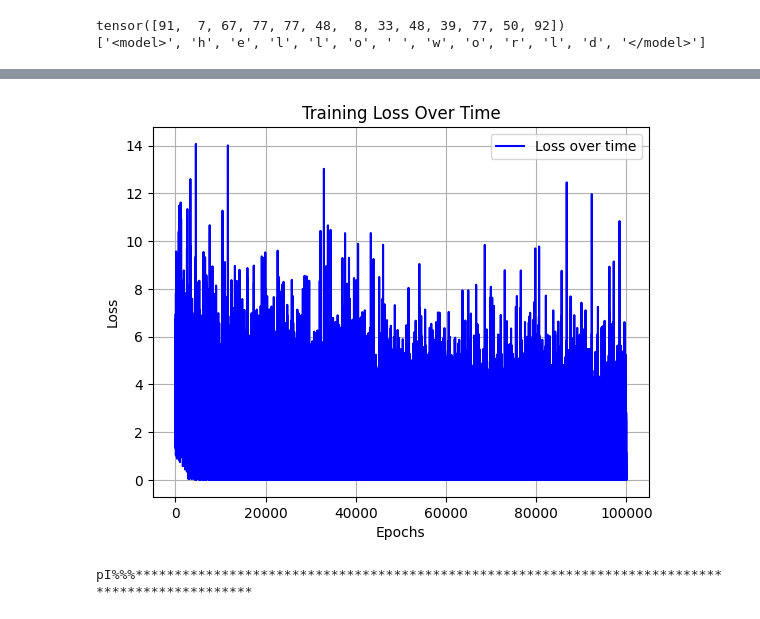
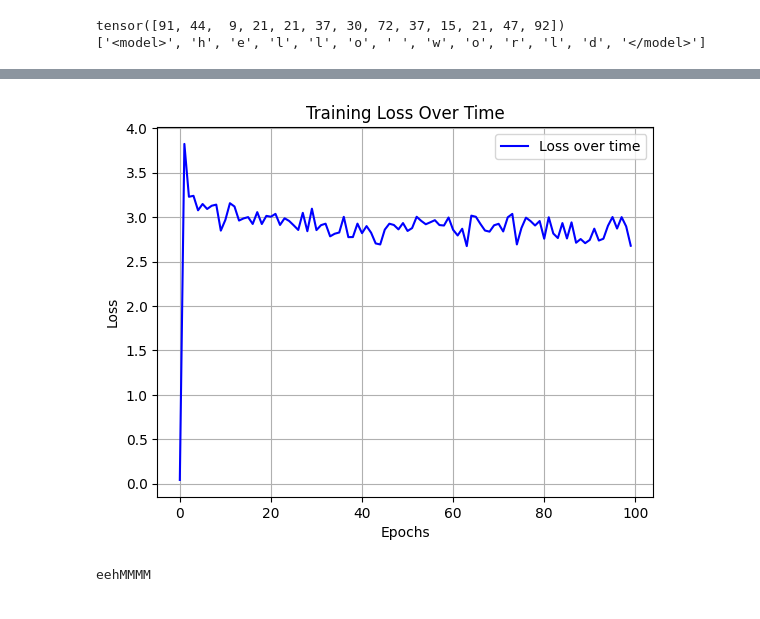
Before and after one commit to Yegor-men/Sequential-Text-Encoding-LMs, a Jupyter notebook: naive_test.ipynb, the cells around one changed output, grey strips where cells are left out. Cells and saved outputs as stored; diff of their text form; code cells hidden in the pictures.

```diff
--- a/naive_test.ipynb
+++ b/naive_test.ipynb
@@ -49,7 +49,11 @@ class Model(nn.Module):
 
         self.encoder_mha = nn.MultiheadAttention(embed_dim=latent_size, num_heads=num_attention_heads, batch_first=True)
         self.encoder_projection = nn.Linear(latent_size, latent_size)
-        self.encoder_mlp = nn.Linear(latent_size, latent_size)
+        self.encoder_mlp = nn.Sequential(
+            nn.Linear(latent_size, latent_size * 4),
+            self.lrelu,
+            nn.Linear(latent_size * 4, latent_size),
+        )
         self.encoder_mha_blocks = nn.ModuleList([self.encoder_mha for _ in range(encode_depth)])
         self.encoder_projection_layers = nn.ModuleList([self.encoder_projection for _ in range(encode_depth)])
         self.encoder_mlp_layers = nn.ModuleList([self.encoder_mlp for _ in range(encode_depth)])
@@ -57,7 +61,11 @@ class Model(nn.Module):
 
         self.reason_mha = nn.MultiheadAttention(embed_dim=latent_size, num_heads=num_attention_heads, batch_first=True)
         self.reason_projection = nn.Linear(latent_size, latent_size)
-        self.reason_mlp = nn.Linear(latent_size, latent_size)
+        self.reason_mlp = nn.Sequential(
+            nn.Linear(latent_size, latent_size * 4),
+            self.lrelu,
+            nn.Linear(latent_size * 4, latent_size),
+        )
         self.reason_mha_blocks = nn.ModuleList([self.encoder_mha for _ in range(reason_depth)])
         self.reason_projection_layers = nn.ModuleList([self.encoder_projection for _ in range(reason_depth)])
         self.reason_mlp_layers = nn.ModuleList([self.encoder_mlp for _ in range(reason_depth)])
@@ -153,7 +161,7 @@ model = Model(latent_size=256, vocabulary_size=len(tokenizer.vocabulary_dictiona
 # print(grr.size())
 # print(torch.softmax(grr, dim=0))
 # %% [output]
-tensor([91,  7, 67, 77, 77, 48,  8, 33, 48, 39, 77, 50, 92])
+tensor([91, 44,  9, 21, 21, 37, 30, 72, 37, 15, 21, 47, 92])
 ['<model>', 'h', 'e', 'l', 'l', 'o', ' ', 'w', 'o', 'r', 'l', 'd', '</model>']
 # %%
 texts = [
@@ -199,7 +207,8 @@ texts = [
     "He always tells funny jokes.",
     "The teacher is explaining the lesson.",
     "I enjoy painting pictures.",
-    "The cake tastes delicious."
+    "The cake tastes delicious.",
+    "The communist manifesto"
 ]
 
 training_texts = []
@@ -209,7 +218,7 @@ for text in texts:
 import torch
 import random
 
-EPOCHS = 100000
+EPOCHS = 10000
 # BATCH_SIZE = 3
 LEARNING_RATE = 0.001
 
@@ -221,6 +230,8 @@ optimizer.zero_grad()
 
 loss_hist = []
 
+loss_avg = 0
+
 for epoch in range(EPOCHS):
     random_text = random.choice(training_texts)
     rand_index = random.randint(1, len(random_text) - 1)
@@ -229,10 +240,15 @@ for epoch in range(EPOCHS):
 
     raw_logits = model(train_text)
     loss = loss_fn(raw_logits, label_text)
-    print(f"E {epoch + 1:,}/{EPOCHS:,} - {((epoch + 1) / EPOCHS) * 100:.2f} | Loss: {loss.item():.5f}") if (
-                                                                                                                       epoch + 1) % 100 == 0 else None
     loss.backward()
-    loss_hist.append(loss.item())
+
+    loss_avg += loss.item()
+    if epoch % 100 == 0:
+        loss_avg /= 100
+        loss_hist.append(loss_avg)
+        print(f"E {epoch + 1:,}/{EPOCHS:,} - {((epoch + 1) / EPOCHS) * 100:.2f} | Loss: {loss_avg:.5f}")
+        loss_avg = 0
+
     optimizer.step()
     optimizer.zero_grad()
 
@@ -266,9 +282,9 @@ E 100,000/100,000 - 100.00 | Loss: 0.00037
-[figure, old version]
+[figure, new version]
 # %%
 import torch
 
-txt = "My Among "
+txt = ("Th")
 foo = tokenizer.tokenize(text=txt, pad_before=["<model>"])
 model.inference(in_sequence=foo, max_len=100, end_at="</model>")
 # %% [output]
-pI%%%***********************************************************************************************
+eehMMMM
```
Also changed, not shown: parts of 1 cell of this notebook, 1 other file.
